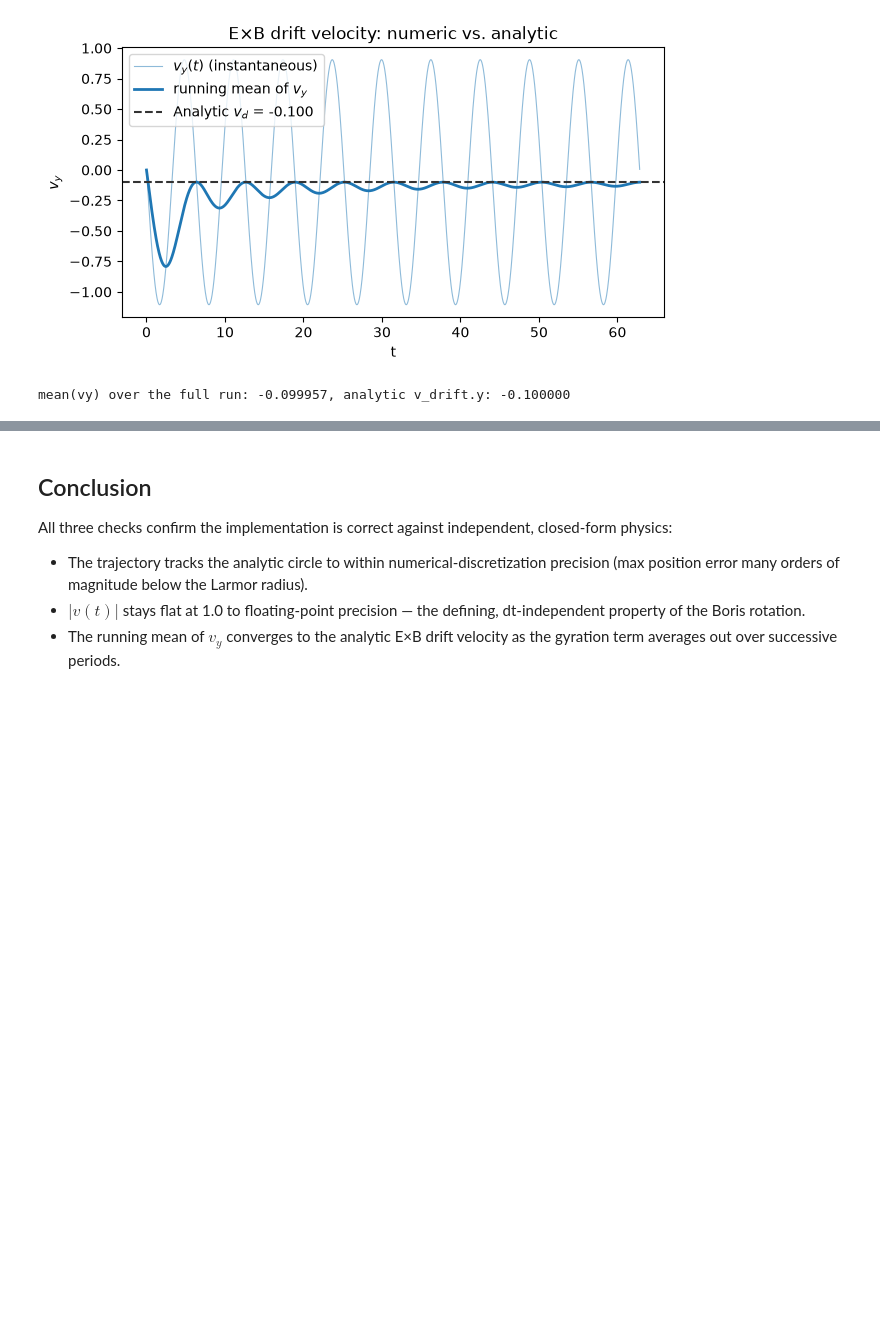
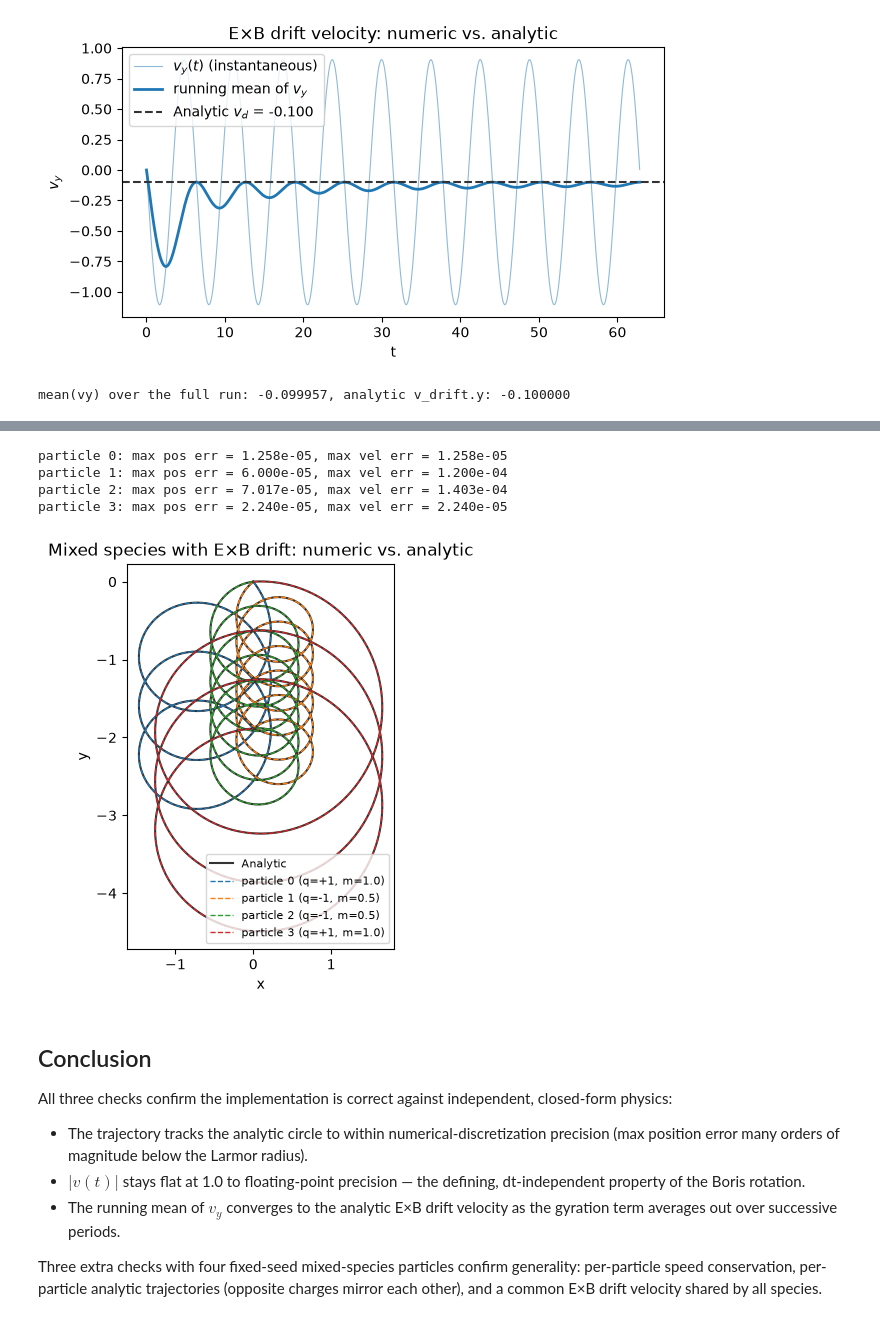
Before and after one commit to pabloreque/HPC, a Jupyter notebook: Session_2/analysis.ipynb, the cells around one changed output, grey strips where cells are left out. Cells and saved outputs as stored; diff of their text form; code cells hidden in the pictures; blank space fills up the shorter version.

```diff
--- a/Session_2/analysis.ipynb
+++ b/Session_2/analysis.ipynb
@@ -144,3 +234,25 @@ mean(vy) over the full run: -0.099957, analytic v_drift.y: -0.100000
+# %%
+fig, ax = plt.subplots(figsize=(7, 5))
+for p, (q, m, v0) in enumerate(SPECIES):
+    t = multi_drift[p]["t"]
+    xa, va = analytic_multi(t, q, m, v0, Ex=0.1)
+    ax.plot(xa[0], xa[1], "-", color=ANALYTIC_COLOR, linewidth=1.5, label="Analytic" if p == 0 else None)
+    ax.plot(multi_drift[p]["x"], multi_drift[p]["y"], "--", linewidth=1.0, label=f"particle {p} (q={q:+.0f}, m={m})")
+    xn = np.stack([multi_drift[p]["x"], multi_drift[p]["y"], multi_drift[p]["z"]])
+    vn = np.stack([multi_drift[p]["vx"], multi_drift[p]["vy"], multi_drift[p]["vz"]])
+    print(f"particle {p}: max pos err = {np.abs(xn - xa).max():.3e}, max vel err = {np.abs(vn - va).max():.3e}")
+ax.set_xlabel("x")
+ax.set_ylabel("y")
+ax.set_title("Mixed species with E×B drift: numeric vs. analytic")
+ax.set_aspect("equal")
+ax.legend(fontsize=8)
+plt.show()
+# %% [output]
+particle 0: max pos err = 1.258e-05, max vel err = 1.258e-05
+particle 1: max pos err = 6.000e-05, max vel err = 1.200e-04
+particle 2: max pos err = 7.017e-05, max vel err = 1.403e-04
+particle 3: max pos err = 2.240e-05, max vel err = 2.240e-05
+[figure, added]
 # %% [markdown]
 ## Conclusion
 
@@ -149,3 +261,5 @@ All three checks confirm the implementation is correct against independent, clos
 - The trajectory tracks the analytic circle to within numerical-discretization precision (max position error many orders of magnitude below the Larmor radius).
 - $|v(t)|$ stays flat at 1.0 to floating-point precision — the defining, dt-independent property of the Boris rotation.
 - The running mean of $v_y$ converges to the analytic E×B drift velocity as the gyration term averages out over successive periods.
+
+Three extra checks with four fixed-seed mixed-species particles confirm generality: per-particle speed conservation, per-particle analytic trajectories (opposite charges mirror each other), and a common E×B drift velocity shared by all species.
```
Also changed, not shown: parts of 10 cells of this notebook, 4 other files.
